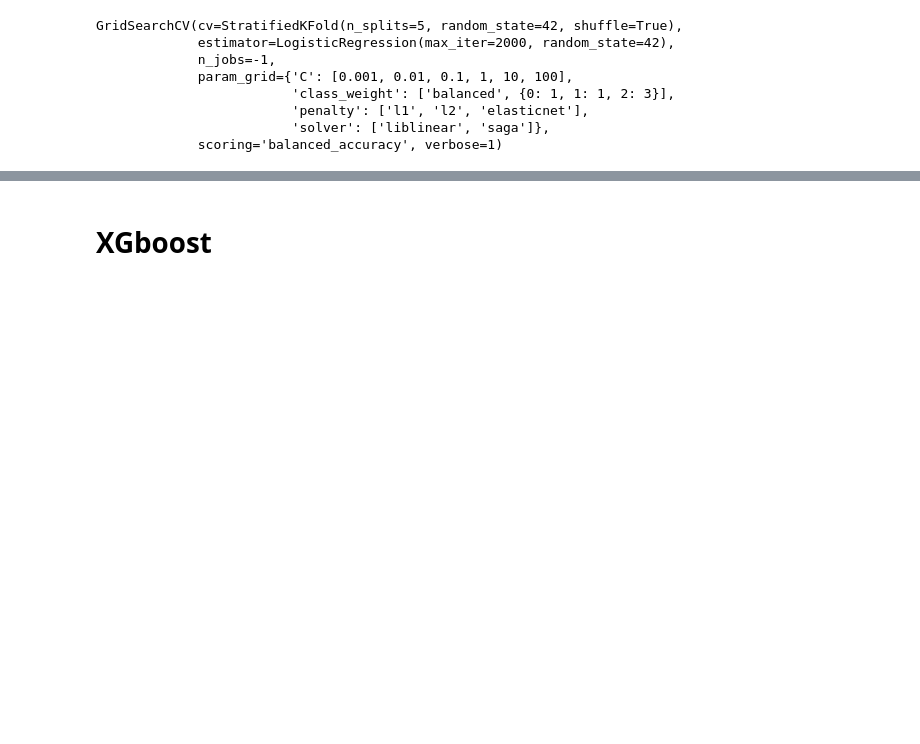
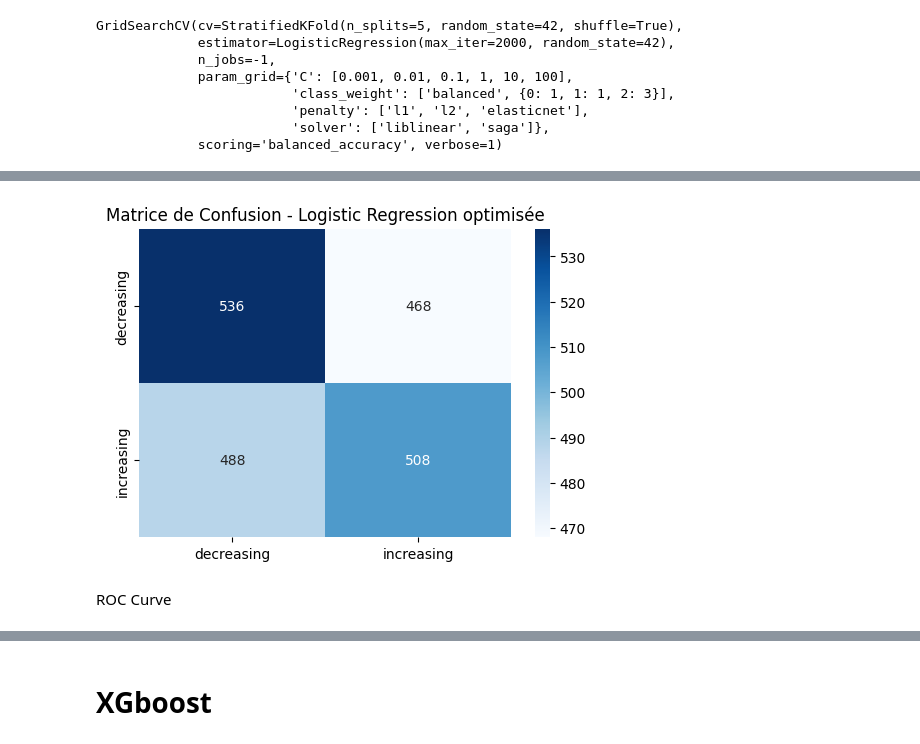
Before and after one commit to Meria-Troudi/mlProject, a Jupyter notebook: models/bo1_Models.ipynb, the cells around one changed output, grey strips where cells are left out. Saved outputs shown, nothing was run; the diff lists cells and outputs as text; code cells hidden in the pictures; blank space fills up the shorter version.

```diff
--- a/models/bo1_Models.ipynb
+++ b/models/bo1_Models.ipynb
@@ -541,7 +515,7 @@ lr_grid = GridSearchCV(
     verbose=1
 )
 print("Recherche des meilleurs paramètres pour la regression...")
-lr_grid.fit(X_train_smote, y_train_smote)
+lr_grid.fit(X_train_final, y_train_final)
 # %% [output]
 Recherche des meilleurs paramètres pour la regression...
 Fitting 5 folds for each of 72 candidates, totalling 360 fits
@@ -583,0 +574,13 @@ weighted avg       0.52      0.52      0.52      2000
+# %%
+
+cm_lr = confusion_matrix(y_test, y_pred_lr)
+
+plt.figure(figsize=(6,4))
+sns.heatmap(cm_lr, annot=True, fmt="d", cmap="Blues",
+            xticklabels=class_names, yticklabels=class_names)
+plt.title("Matrice de Confusion - Logistic Regression optimisée")
+plt.show()
+# %% [output]
+[figure, added]
+# %% [markdown]
+ROC Curve
```
Also changed, not shown: parts of 33 cells of this notebook, 2 other files.
